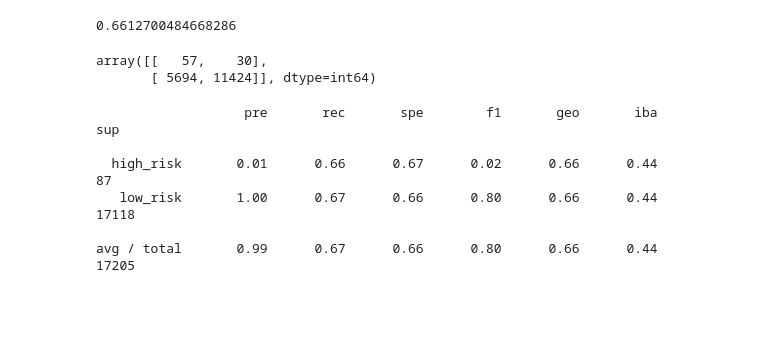
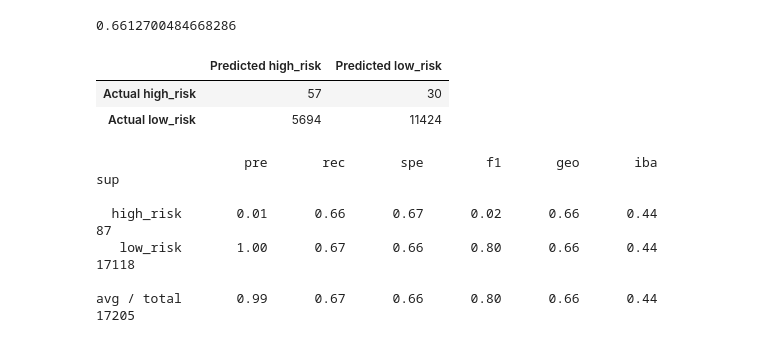
Before and after one commit to kateyharris/Credit_Risk_Analysi, a Jupyter notebook: credit_risk_resampling.ipynb, the cells around one changed output. Saved outputs shown, nothing was run; the diff lists cells and outputs as text; code cells hidden in the pictures; blank space fills up the shorter version.

```diff
--- a/credit_risk_resampling.ipynb
+++ b/credit_risk_resampling.ipynb
@@ -147,10 +147,16 @@ balanced_accuracy_score(y_test, y_pred)
 # %%
 # Display the confusion matrix
 from sklearn.metrics import confusion_matrix
-confusion_matrix(y_test, y_pred)
+cm = confusion_matrix(y_test, y_pred)
+cm_df = pd.DataFrame(
+    cm, index=["Actual high_risk", "Actual low_risk"],
+    columns=["Predicted high_risk", "Predicted low_risk"]
+)
+cm_df
 # %% [output]
-array([[   57,    30],
-       [ 5694, 11424]], dtype=int64)
+|  | Predicted high_risk | Predicted low_risk |
+| Actual high_risk | 57 | 30 |
+| Actual low_risk | 5694 | 11424 |
 # %%
 # Print the imbalanced classification report
 from imblearn.metrics import classification_report_imbalanced
```
Also changed, not shown: parts of 14 cells of this notebook, 1 other file.
